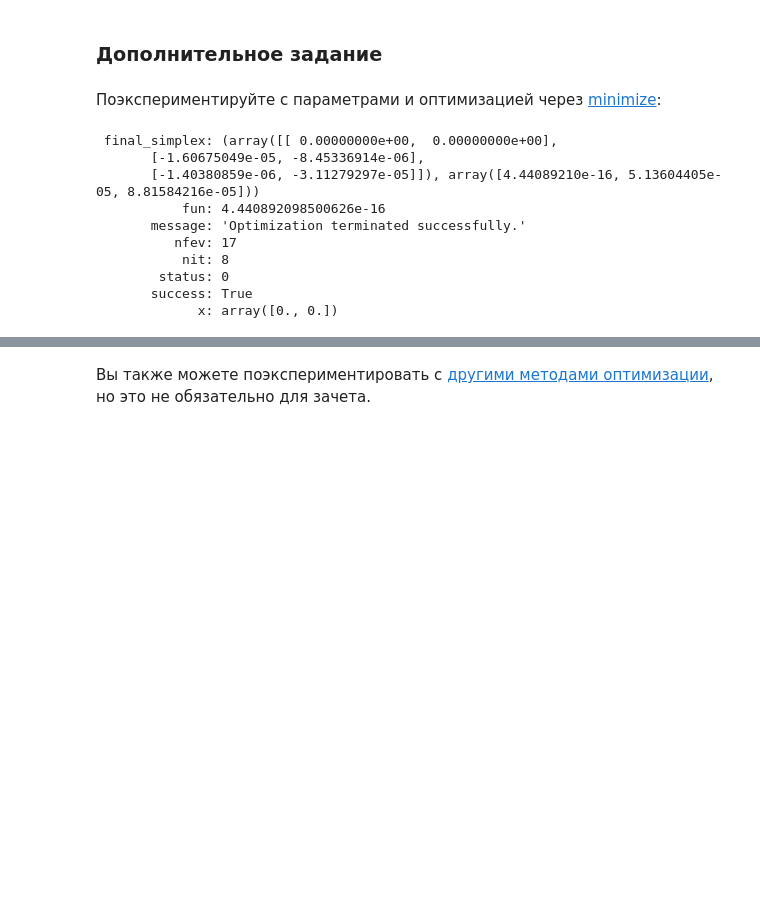
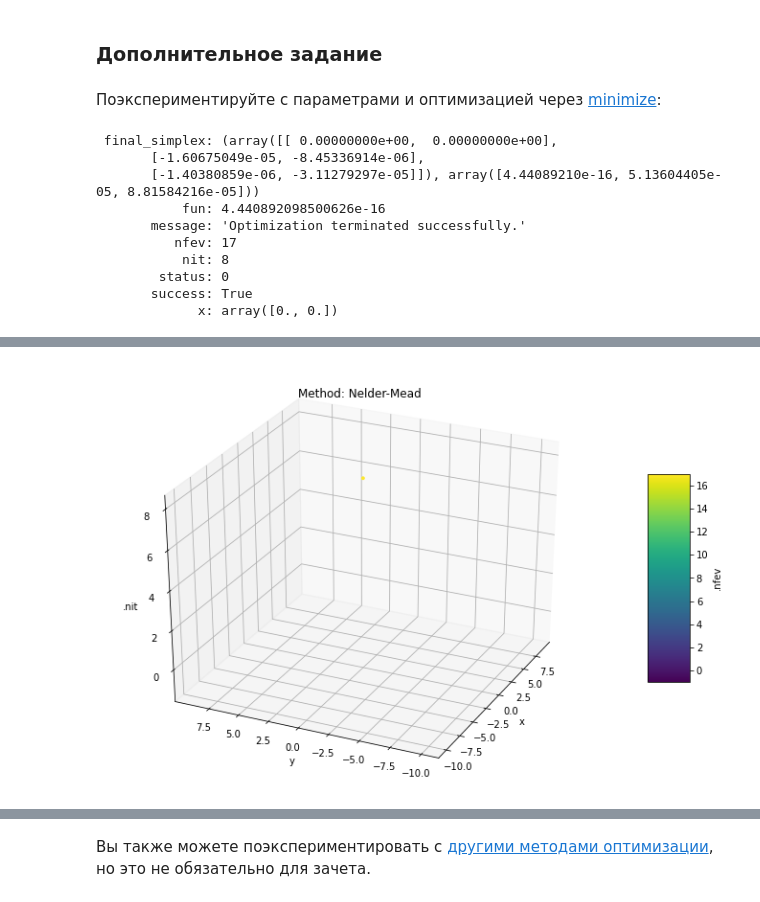
Before and after one commit to sky16k/MDS, a Jupyter notebook: MDS07_HW_Щедринов.ipynb, the cells around one changed output, grey strips where cells are left out. Cells and saved outputs as stored; diff of their text form; code cells hidden in the pictures; blank space fills up the shorter version.

```diff
--- a/MDS07_HW_Щедринов.ipynb
+++ b/MDS07_HW_Щедринов.ipynb
@@ -318,0 +364,81 @@ result_m
+# %%
+### YOUR CODE HERE
+def mnmz_ackl(x_, y_, m_):
+    return minimize(ackley, (x_,y_),  method=m_)#, jac='cs', hess='cs')
+# %%
+for m in ['Nelder-Mead',
+'Powell' ,
+'CG' ,
+'BFGS',
+'Newton-CG' ,
+'L-BFGS-B' ,
+'TNC' ,
+'COBYLA' ,
+'SLSQP' ,
+'trust-constr',
+'dogleg' ,
+'trust-ncg' ,
+'trust-exact' ,
+'trust-krylov']:pass
+# %%
+X_ = np.arange(-10, 10, 1)
+Y_ = np.arange(-10, 10, 1)
+#
+Z = np.empty((len(Y_),len(X_)))
+N = np.empty((len(Y_),len(X_)))
+#
+X, Y = np.meshgrid(X_, Y_)
+#
+for m in ['Nelder-Mead',
+    'Powell' ,
+    'CG' ,
+    'BFGS',
+    # 'Newton-CG' ,#+jac
+    'L-BFGS-B' ,
+    'TNC' ,
+    'COBYLA' ,
+    'SLSQP' ,
+    'trust-constr',
+    # 'dogleg' , #?hess
+    # 'trust-ncg' , #?hess
+    # 'trust-exact' , #jac
+    # 'trust-krylov' #jac
+    ]:
+    for i,x in enumerate(X_):
+        for j,y in enumerate(Y_):
+          # print(i,j,x,y)
+          minim = mnmz_ackl(x,y,m)
+          # фильтруем неудачные попытки
+          if round(minim.fun,5) == 0:
+              Z[j][i] = minim.nfev
+              N[j][i] = minim.nit
+              # print(Z[j][i], N[j][i])
+          else :
+              Z[j][i] = -1
+              N[j][i] = -1
+    #
+    print(m)
+    #
+    fig = plt.figure(figsize=(12, 8))
+    ax = fig.gca(projection='3d')
+    # График результатов
+    scat = ax.scatter3D(X, Y, N, c=Z,s = N)
+    # Настройка оси z
+    # ax.set_zlim(0, 18000)
+    # ax.zaxis.set_major_locator(LinearLocator(10))
+    # ax.zaxis.set_major_formatter(FormatStrFormatter('%.02f'))
+    # Цветовая легенда
+    fig.colorbar(scat, shrink=0.5, aspect=5, label='.nfev')
+    #
+    ax.azim = -155
+    ax.dist = 10
+    ax.elev = 30
+    #
+    ax.set_xlabel('x')
+    ax.set_ylabel('y')
+    ax.set_zlabel('.nit')
+    #
+    ax.set_title(f'Method: {m}')
+    #
+    plt.show()
+# %% [output]
@@ -318,0 +446 @@ result_m
+[figure, added]
```
Also changed, not shown: parts of 16 cells of this notebook.
